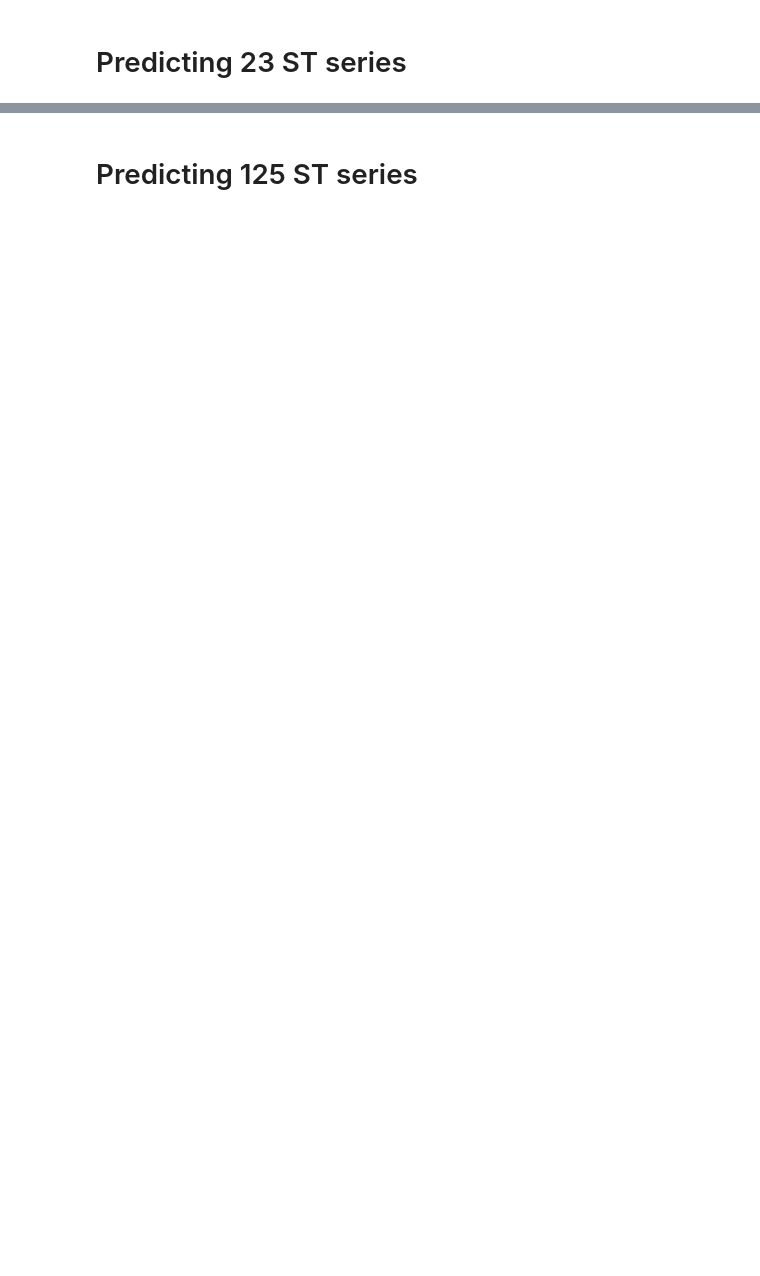
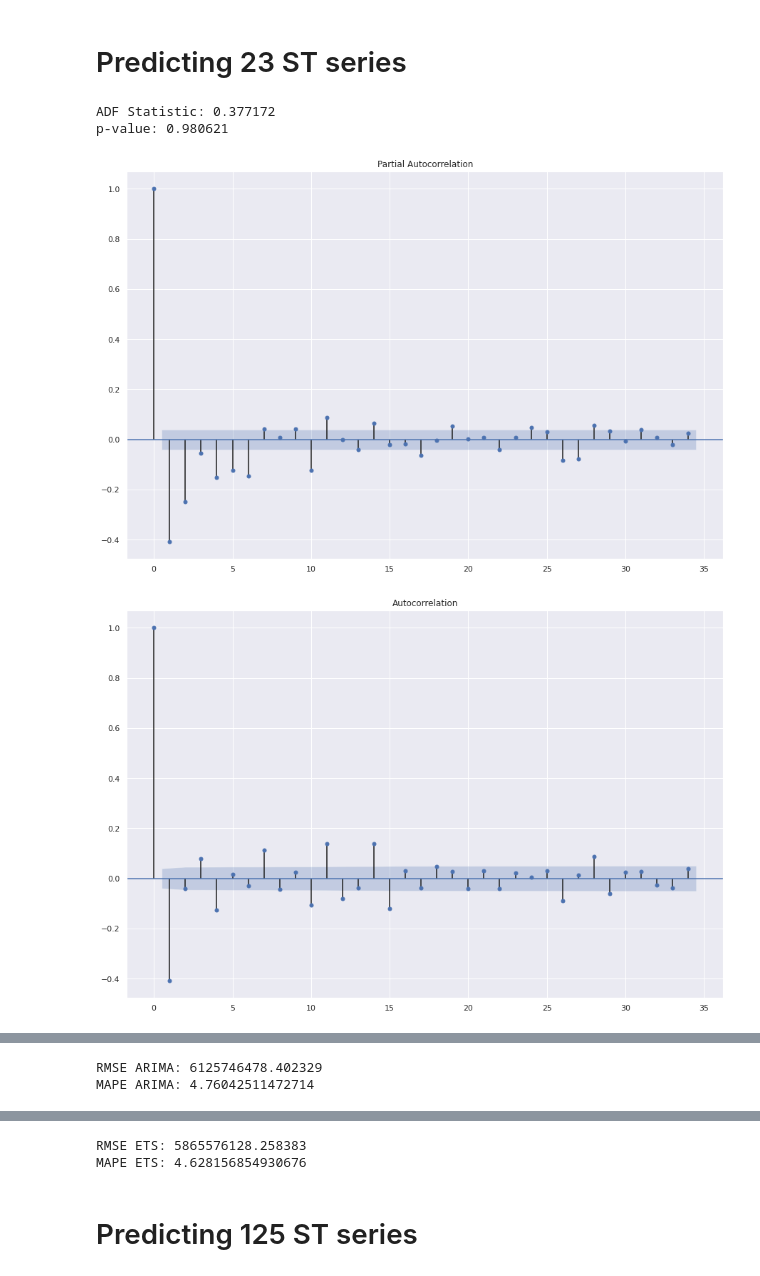
Before and after one commit to henrique-voni/mta-analysis, a Jupyter notebook: analysis.ipynb, the cells around one changed output, grey strips where cells are left out. Drawn from its saved outputs; the diff is of its cells as text; code cells hidden in the pictures; blank space fills up the shorter version.

```diff
--- a/analysis.ipynb
+++ b/analysis.ipynb
@@ -278,5 +359,5 @@ by_station.describe()
 # %%
-daily = b.groupby('station').resample('D').sum()
+daily = helper_a.groupby('station').resample('D').sum()
 daily
 
 del by_station
@@ -314,29 +413,38 @@ As an evaluation metric, i'm using Root Mean Squared Error (RMSE) that sums resi
 # %%
 import warnings
 warnings.filterwarnings("ignore")
 
-x_train, x_test = generate_train_test(df=daily, station_name='23 ST', test_date_start='2017-01-01')
-analyze_arima_params(x_train)
+x_train, x_test = utils.generate_train_test(df=daily, station_name='23 ST', test_date_start='2017-01-01')
+utils.analyze_arima_params(x_train)
 
-history, predictions = model_pipeline(model_name='ARIMA', x_train=x_train, x_test=x_test, p=1, d=1, q=0)
+history, predictions = utils.model_pipeline(model_name='ARIMA', x_train=x_train, x_test=x_test, p=1, d=1, q=0)
 
 plt.plot(x_test)
 plt.plot(predictions, color='red')
 plt.legend(['actual', 'predicted'])
 plt.show()
 
 
 rmse = np.sqrt(MSE(x_test, predictions))
+mape = utils.MAPE(x_test, predictions)
 print(f'RMSE ARIMA: {rmse}')
+print(f'MAPE ARIMA: {mape}')
 
 
-history, predictions = model_pipeline(model_name='ETS', x_train=x_train, x_test=x_test)
+history, predictions = utils.model_pipeline(model_name='ETS', x_train=x_train, x_test=x_test)
 
 plt.plot(x_test)
 plt.plot(predictions, color='red')
 plt.legend(['actual', 'predicted'])
 plt.show()
 
 
 rmse = np.sqrt(MSE(x_test, predictions))
+mape = utils.MAPE(x_test, predictions)
 print(f'RMSE ETS: {rmse}')
+print(f'MAPE ETS: {mape}')
+# %% [output]
+ADF Statistic: 0.377172
+p-value: 0.980621
+[figure, added]
+[figure, added]
@@ -342,0 +452,2 @@ print(f'RMSE ETS: {rmse}')
+RMSE ARIMA: 6125746478.402329
+MAPE ARIMA: 4.76042511472714
@@ -343,3 +455,5 @@ print(f'RMSE ETS: {rmse}')
+RMSE ETS: 5865576128.258383
+MAPE ETS: 4.628156854930676
 # %% [markdown]
 # Predicting 125 ST series
 # %%
```
Also changed, not shown: parts of 37 cells of this notebook.
